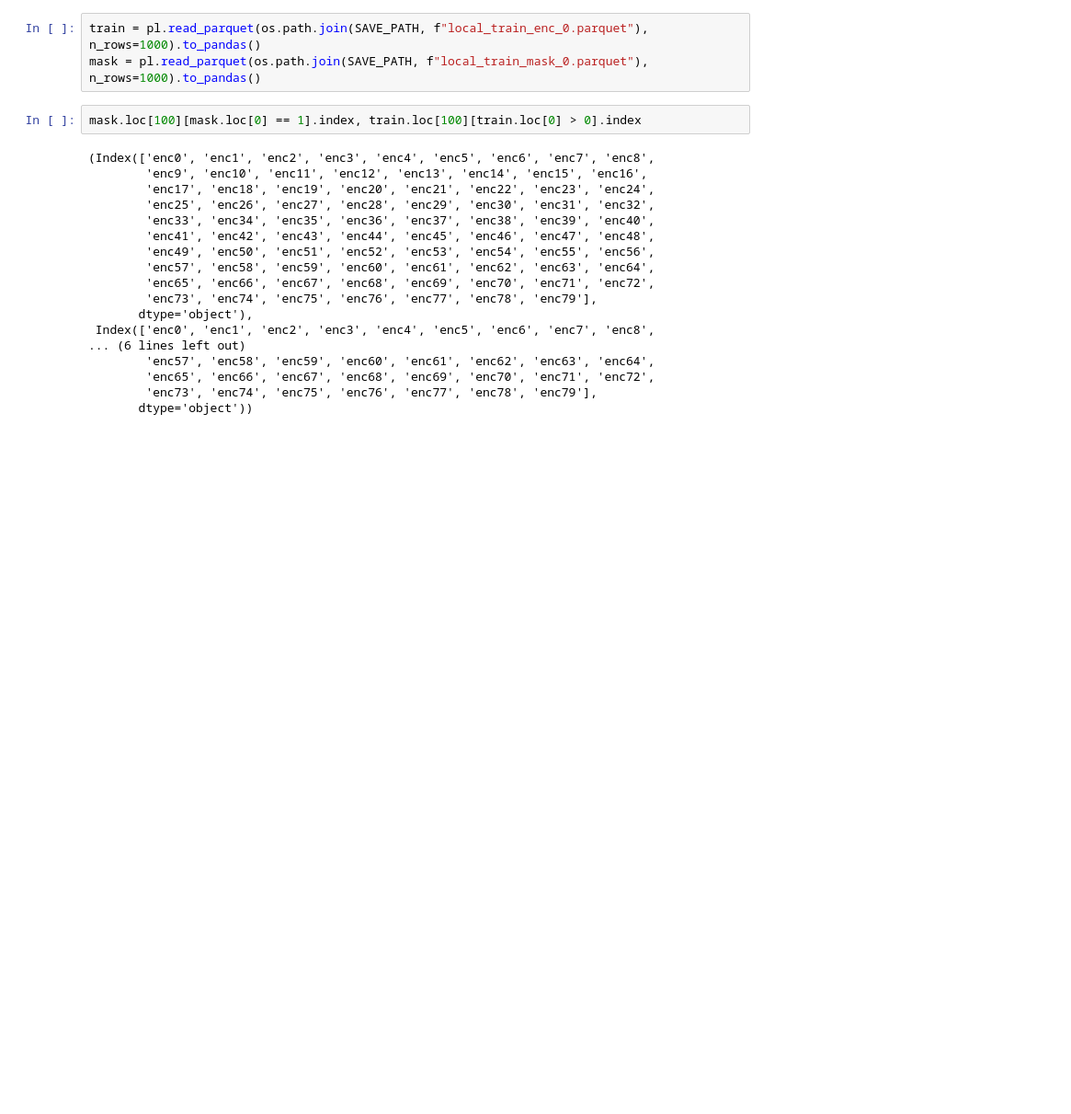
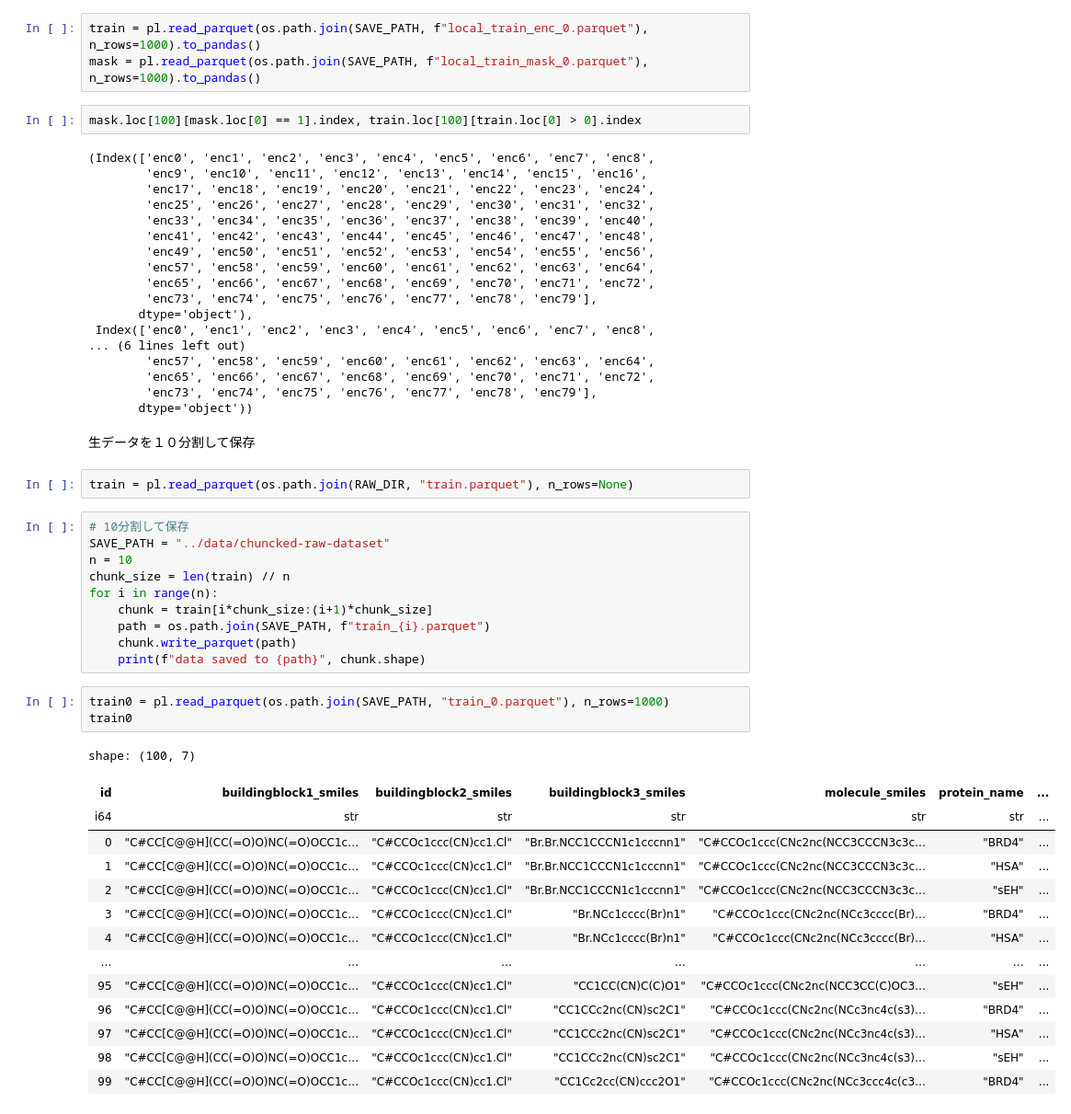
Before and after one commit to humansys-lab/leash, a Jupyter notebook: scripts/dataset.ipynb, the cells around one changed output. Shown at 92% size. Saved outputs shown, nothing was run; the diff lists cells and outputs as text; blank space fills up the shorter version.

```diff
--- a/scripts/dataset.ipynb
+++ b/scripts/dataset.ipynb
@@ -91,3 +91,35 @@ mask.loc[100][mask.loc[0] == 1].index, train.loc[100][train.loc[0] > 0].index
         'enc65', 'enc66', 'enc67', 'enc68', 'enc69', 'enc70', 'enc71', 'enc72',
         'enc73', 'enc74', 'enc75', 'enc76', 'enc77', 'enc78', 'enc79'],
        dtype='object'))
+# %% [markdown]
+生データを１０分割して保存
+# %%
+train = pl.read_parquet(os.path.join(RAW_DIR, "train.parquet"), n_rows=None)
+# %%
+# 10分割して保存
+SAVE_PATH = "../data/chuncked-raw-dataset"
+n = 10
+chunk_size = len(train) // n
+for i in range(n):
+    chunk = train[i*chunk_size:(i+1)*chunk_size]
+    path = os.path.join(SAVE_PATH, f"train_{i}.parquet")
+    chunk.write_parquet(path)
+    print(f"data saved to {path}", chunk.shape)
+# %%
+train0 = pl.read_parquet(os.path.join(SAVE_PATH, "train_0.parquet"), n_rows=1000)
+train0
+# %% [output]
+shape: (100, 7)
+| id | buildingblock1_smiles | buildingblock2_smiles | buildingblock3_smiles | molecule_smiles | protein_name | ... |
+| i64 | str | str | str | str | str | ... |
+| 0 | "C#CC[C@@H](CC(=O)O)NC(=O)OCC1c… | "C#CCOc1ccc(CN)cc1.Cl" | "Br.Br.NCC1CCCN1c1cccnn1" | "C#CCOc1ccc(CNc2nc(NCC3CCCN3c3c… | "BRD4" | ... |
+| 1 | "C#CC[C@@H](CC(=O)O)NC(=O)OCC1c… | "C#CCOc1ccc(CN)cc1.Cl" | "Br.Br.NCC1CCCN1c1cccnn1" | "C#CCOc1ccc(CNc2nc(NCC3CCCN3c3c… | "HSA" | ... |
+| 2 | "C#CC[C@@H](CC(=O)O)NC(=O)OCC1c… | "C#CCOc1ccc(CN)cc1.Cl" | "Br.Br.NCC1CCCN1c1cccnn1" | "C#CCOc1ccc(CNc2nc(NCC3CCCN3c3c… | "sEH" | ... |
+| 3 | "C#CC[C@@H](CC(=O)O)NC(=O)OCC1c… | "C#CCOc1ccc(CN)cc1.Cl" | "Br.NCc1cccc(Br)n1" | "C#CCOc1ccc(CNc2nc(NCc3cccc(Br)… | "BRD4" | ... |
+| 4 | "C#CC[C@@H](CC(=O)O)NC(=O)OCC1c… | "C#CCOc1ccc(CN)cc1.Cl" | "Br.NCc1cccc(Br)n1" | "C#CCOc1ccc(CNc2nc(NCc3cccc(Br)… | "HSA" | ... |
+| … | … | … | … | … | … | ... |
+| 95 | "C#CC[C@@H](CC(=O)O)NC(=O)OCC1c… | "C#CCOc1ccc(CN)cc1.Cl" | "CC1CC(CN)C(C)O1" | "C#CCOc1ccc(CNc2nc(NCC3CC(C)OC3… | "sEH" | ... |
+| 96 | "C#CC[C@@H](CC(=O)O)NC(=O)OCC1c… | "C#CCOc1ccc(CN)cc1.Cl" | "CC1CCc2nc(CN)sc2C1" | "C#CCOc1ccc(CNc2nc(NCc3nc4c(s3)… | "BRD4" | ... |
+| 97 | "C#CC[C@@H](CC(=O)O)NC(=O)OCC1c… | "C#CCOc1ccc(CN)cc1.Cl" | "CC1CCc2nc(CN)sc2C1" | "C#CCOc1ccc(CNc2nc(NCc3nc4c(s3)… | "HSA" | ... |
+| 98 | "C#CC[C@@H](CC(=O)O)NC(=O)OCC1c… | "C#CCOc1ccc(CN)cc1.Cl" | "CC1CCc2nc(CN)sc2C1" | "C#CCOc1ccc(CNc2nc(NCc3nc4c(s3)… | "sEH" | ... |
+| 99 | "C#CC[C@@H](CC(=O)O)NC(=O)OCC1c… | "C#CCOc1ccc(CN)cc1.Cl" | "CC1Cc2cc(CN)ccc2O1" | "C#CCOc1ccc(CNc2nc(NCc3ccc4c(c3… | "BRD4" | ... |
```
Also changed, not shown: 4 other files.
